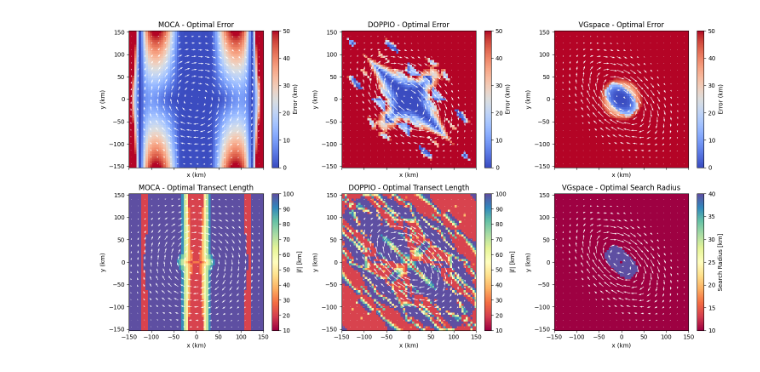
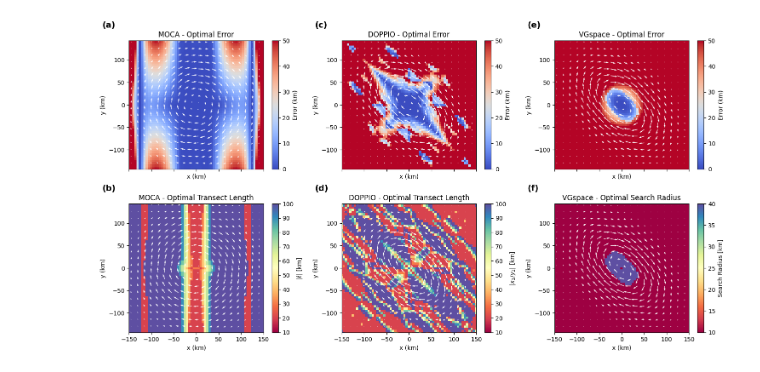
Before and after one commit to regdowse/UNSW-MRes, a Jupyter notebook: MRes/Chapter1/Error_Plots.ipynb, the cells around one changed output. Saved outputs shown, nothing was run; the diff lists cells and outputs as text; code cells hidden in the pictures.

```diff
--- a/MRes/Chapter1/Error_Plots.ipynb
+++ b/MRes/Chapter1/Error_Plots.ipynb
@@ -41,6 +34,29 @@ u_ICE, v_ICE, x, y = calculate_eddy()
 X, Y, dx = *np.meshgrid(x, y), x[1]-x[0]
 
 u_IEE, v_IEE, *_ = calculate_eddy(q11=2, q22=2, q12=1)
+# %%
+def matrix_maker(df, val):
+
+    i_vals = df['i'].astype(int).to_numpy()
+    j_vals = df['j'].astype(int).to_numpy()
+    X_vals = df[val].to_numpy()
+
+    mat = np.full((101, 101), np.nan)
+
+    mat[i_vals, j_vals] = X_vals
+
+    return mat
+
+DOPPIO_df  = pd.read_csv("Error_Data/DOPPIO_df.csv")
+MOCA_df    = pd.read_csv("Error_Data/MOCA_df.csv")
+VGspace_df = pd.read_csv("Error_Data/VGspace_df.csv")
+
+E_DOPPIO  = matrix_maker(DOPPIO_df, 'Err')
+E_MOCA    = matrix_maker(MOCA_df, 'Err')
+E_VGspace = matrix_maker(VGspace_df, 'Err')
+R_DOPPIO  = matrix_maker(DOPPIO_df, 'r')
+R_MOCA    = matrix_maker(MOCA_df, 'r')
+R_VGspace = matrix_maker(VGspace_df, 'r')
 # %%
 # Create a 2x3 subplot grid
 fig, axs = plt.subplots(2, 3, figsize=(15, 8), sharex=True)
@@ -50,7 +66,7 @@ r_mats     = [2 * R_MOCA * dx, 2 * R_DOPPIO * dx, R_VGspace * dx]
 titles_E   = ['MOCA - Optimal Error', 'DOPPIO - Optimal Error', 'VGspace - Optimal Error']
 titles_R   = ['MOCA - Optimal Transect Length', 'DOPPIO - Optimal Transect Length', 'VGspace - Optimal Search Radius']
 
-labels = [r'$|\ell|$ [km]', r'$|\ell|$ [km]', 'Search Radius [km]']
+labels = [r'$|\ell|$ [km]', r'$|x_1/y_2|$ [km]', 'Search Radius [km]']
 
 # Parameters for the pcolor and quiver plots
 vmin, vmax = 0, 50
@@ -58,6 +74,8 @@ spacing = 3  # spacing for quiver
 width = .004
 scale = 50
 alpha = 1
+
+tags = ['(a)', '(c)', '(e)', '(b)', '(d)', '(f)']
 
 # Plot E matrices on the top row
 for i, ax in enumerate(axs[0]):
@@ -75,31 +93,35 @@ for i, ax in enumerate(axs[0]):
     ax.set_title(titles_E[i])
     ax.set_xlabel('x (km)')
     ax.set_ylabel('y (km)')
 
+    ax.text(-0.2, 1.15, tags[i], transform=ax.transAxes, fontsize=14, fontweight='bold', va='top', ha='left')
+
 # Plot R matrices on the bottom row
 for i, ax in enumerate(axs[1]):
     im = ax.pcolor(X, Y, r_mats[i].T, vmin=2*dx, vmax=None, cmap='Spectral')
     # if 'VG' in titles_E[i]:
     fig.colorbar(im, ax=ax, label=labels[i])
     if 'MOCA' in titles_E[i]:
         ax.quiver(x[::spacing], y[::spacing],
               u_ICE[::spacing, ::spacing].T, v_ICE[::spacing, ::spacing].T,
               alpha=alpha, scale=scale, width=width, color='w')
     else:
         ax.quiver(x[::spacing], y[::spacing],
               u_IEE[::spacing, ::spacing].T, v_IEE[::spacing, ::spacing].T,
               alpha=alpha, scale=scale, width=width, color='w')
     ax.set_title(titles_R[i])
     ax.set_xlabel('x (km)')
     ax.set_ylabel('y (km)')
 
+    ax.text(-0.2, 1.15, tags[i+3], transform=ax.transAxes, fontsize=14, fontweight='bold', va='top', ha='left')
+
 for ax in axs.flat:
 
     ax.axis('equal')
     ax.set_xlim(-150, 150)
     ax.set_ylim(-150, 150)
 
 plt.tight_layout()
 plt.show()
 # %% [output]
-[figure, old version]
+[figure, new version]
```
Also changed, not shown: parts of 4 cells of this notebook, 2 other files.
